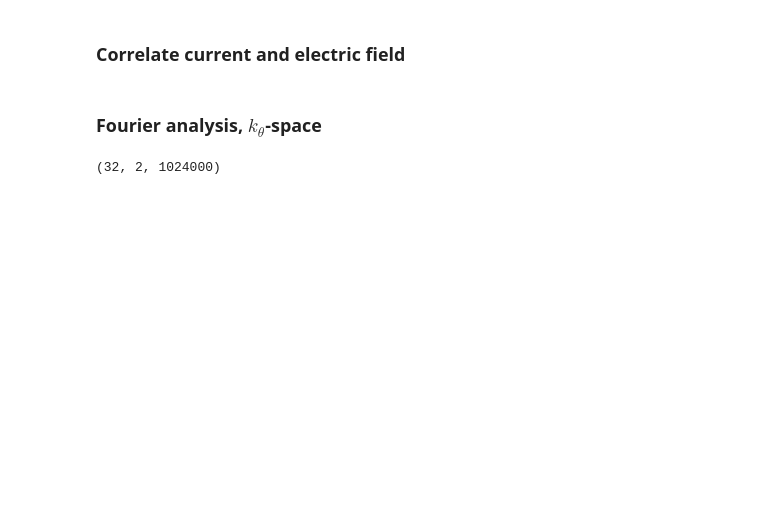
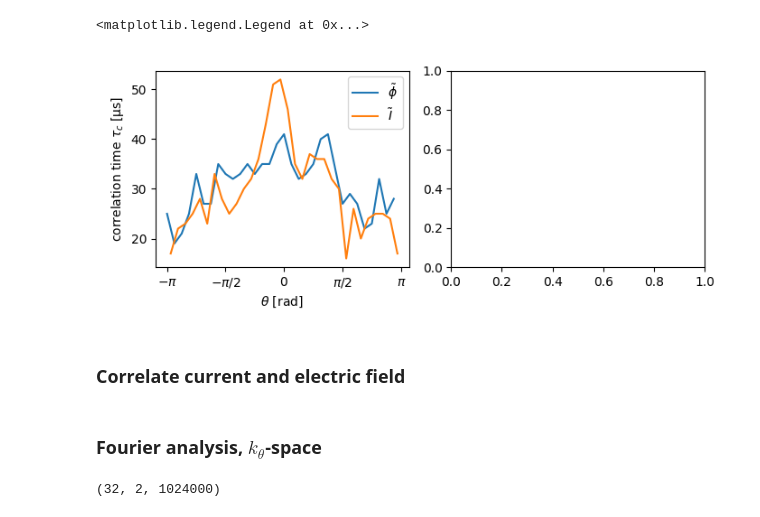
Before and after one commit to SaschaRienaecker/TJ-K, a Jupyter notebook: notebooks/poloidal_sascha.ipynb, the cells around one changed output. Cells and saved outputs as stored; diff of their text form; code cells hidden in the pictures; blank space fills up the shorter version.

```diff
--- a/notebooks/poloidal_sascha.ipynb
+++ b/notebooks/poloidal_sascha.ipynb
@@ -122,2 +135,25 @@ plt.tight_layout()
+# %%
+ACorr_phi = Corr_profile_poloidal(Dat,'phi', itor=0)
+ACorr_Isat= Corr_profile_poloidal(Dat, 'I', itor=0)
+# %%
+fig, axs = plt.subplots(1,2, figsize=(7,3))
+
+[ax1, ax2] = axs
+ith = [iPhi, iIsat]
+labels = [r'$\tilde{\phi}$', r'$\tilde{I}$']
+
+for i, ACorr in enumerate([ACorr_phi, ACorr_Isat]):
+
+    tau_c = np.mean(np.abs( ACorr[:,:2] ), axis=1)
+    ax1.plot(Theta[ith[i]] ,  tau_c * 1e6, label=labels[i])
+    ax1.set_xlabel('r-a [mm]')
+    ax1.set_ylabel(r'correlation time $\tau_c$ [µs]')
+    #ax1.set_title(r'Correlation time')
+annot_poloidal_xaxis(ax1)
+plt.tight_layout()
+ax1.legend()
+# %% [output]
+<matplotlib.legend.Legend at 0x...>
+[figure, added]
 # %% [markdown]
 ### Correlate current and electric field
```
Also changed, not shown: parts of 14 cells of this notebook, 1 other file.
